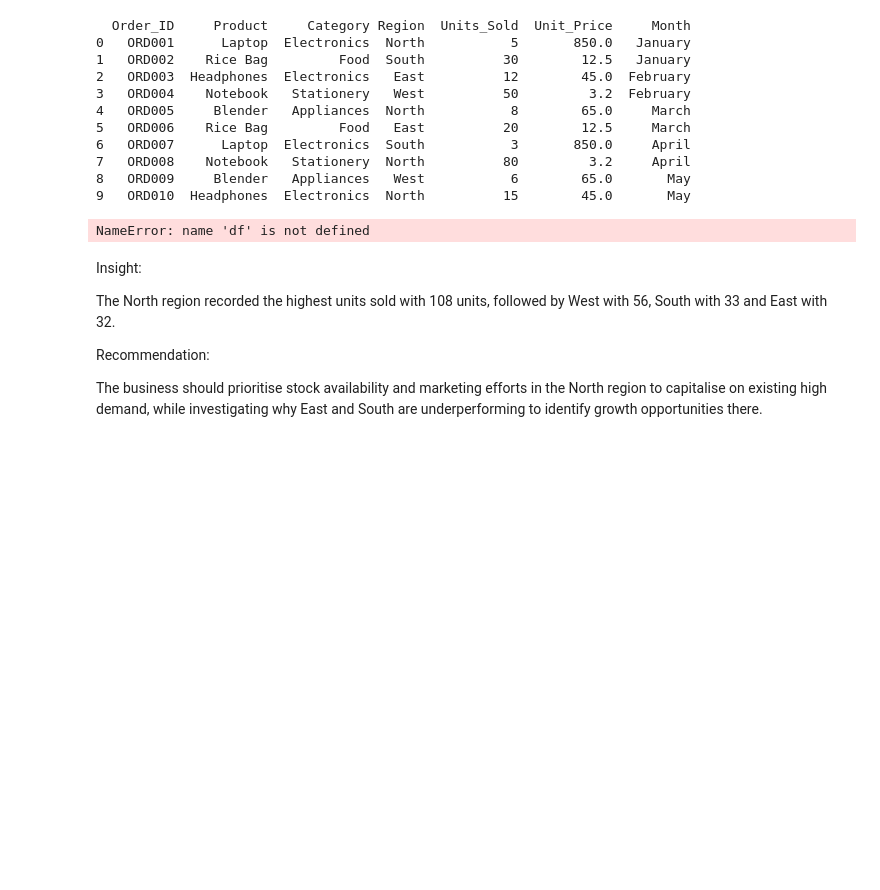
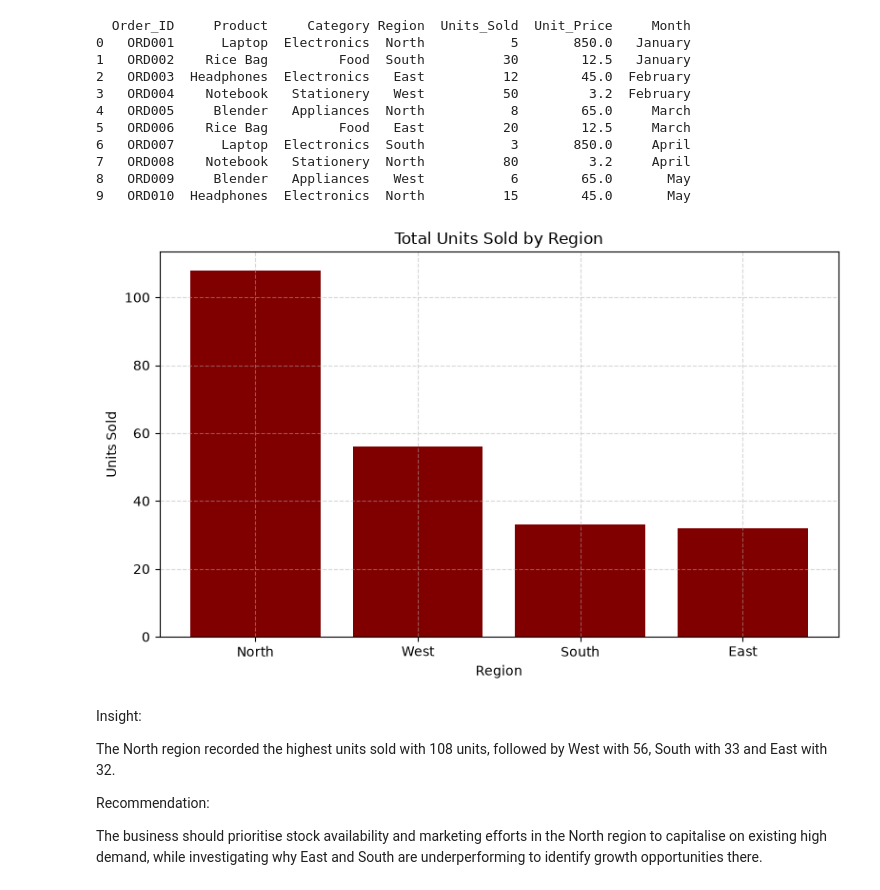
Before and after one commit to Nancy-tech12/Solavisetech-women-in-data-cohort2, a Jupyter notebook: data_visualization.ipynb, the cells around one changed output. Cells and saved outputs as stored; diff of their text form; code cells hidden in the pictures; blank space fills up the shorter version.

```diff
--- a/data_visualization.ipynb
+++ b/data_visualization.ipynb
@@ -35,17 +35,18 @@ print(df)
 import matplotlib.pyplot as plt
 import seaborn as sns
 # %%
-region_sales = df.groupby("Region")["Units_Sold"].sum()
+region_sales = df.groupby("Region")["Units_Sold"].sum().sort_values(ascending=False)
 
 plt.figure(figsize=(8, 5))
-plt.bar(region_sales.index, region_sales.values, color="steelblue")
+plt.bar(region_sales.index, region_sales.values, color="maroon")
 plt.title("Total Units Sold by Region")
 plt.xlabel("Region")
 plt.ylabel("Units Sold")
+plt.grid(True, linestyle='--', alpha=0.5)
 plt.tight_layout()
 plt.show()
 # %% [output]
-NameError: name 'df' is not defined
+[figure, added]
 # %% [markdown]
 Insight:
 
```
Also changed, not shown: parts of 3 cells of this notebook.
